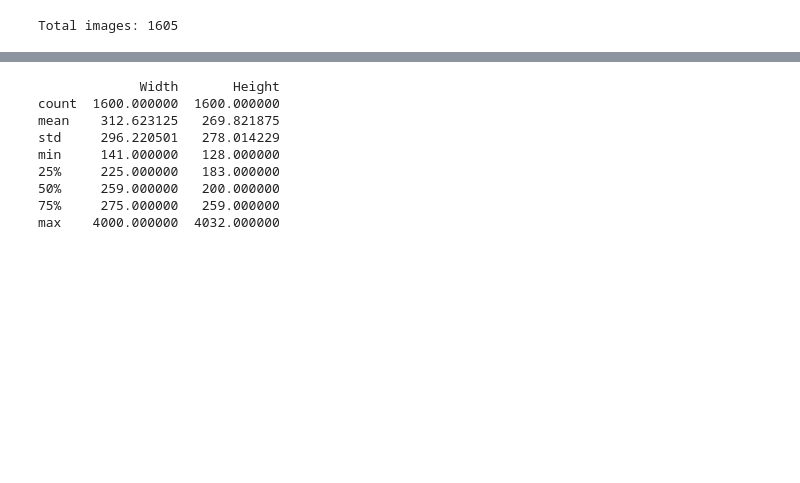
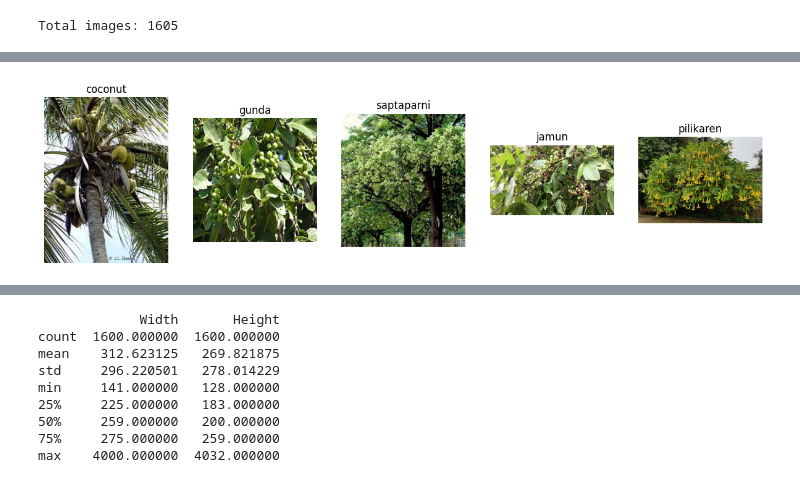
Before and after one commit to Prajwal-ishwar-naik/tree-species-classification, a Jupyter notebook: TreeSpeciesCNN.ipynb, the cells around one changed output, grey strips where cells are left out. Saved outputs shown, nothing was run; the diff lists cells and outputs as text; code cells hidden in the pictures; blank space fills up the shorter version.

```diff
--- a/TreeSpeciesCNN.ipynb
+++ b/TreeSpeciesCNN.ipynb
@@ -57,30 +79,21 @@ shape:  (31, 1)
 # %%
 import matplotlib.pyplot as plt
 from PIL import Image
-import os
 
 def show_sample_images(inner_path, class_dirs, n=5):
-    valid_exts = {'.jpg', '.jpeg', '.png'}
     plt.figure(figsize=(15, 10))
-
     for i, class_dir in enumerate(class_dirs[:n]):
-        class_path = os.path.join(inner_path, class_dir)
-        files = os.listdir(class_path)
-
-        # Filter image files
-        img_files = [f for f in files if os.path.splitext(f)[1].lower() in valid_exts]
-        if not img_files:
-            continue  # Skip this class if no valid image
-
-        img_path = os.path.join(class_path, img_files[0])
+        img_path = os.path.join(inner_path, class_dir, os.listdir(os.path.join(inner_path, class_dir))[0])
         img = Image.open(img_path)
-
-        plt.subplot(1, n, i + 1)
+        plt.subplot(1, n, i+1)
         plt.imshow(img)
         plt.title(class_dir)
         plt.axis('off')
+    plt.show()
 
-    plt.show()
+show_sample_images(inner_path, class_dirs)
+# %% [output]
+[figure, added]
 # %%
 import os
 from PIL import Image
```
Also changed, not shown: parts of 23 cells of this notebook.
